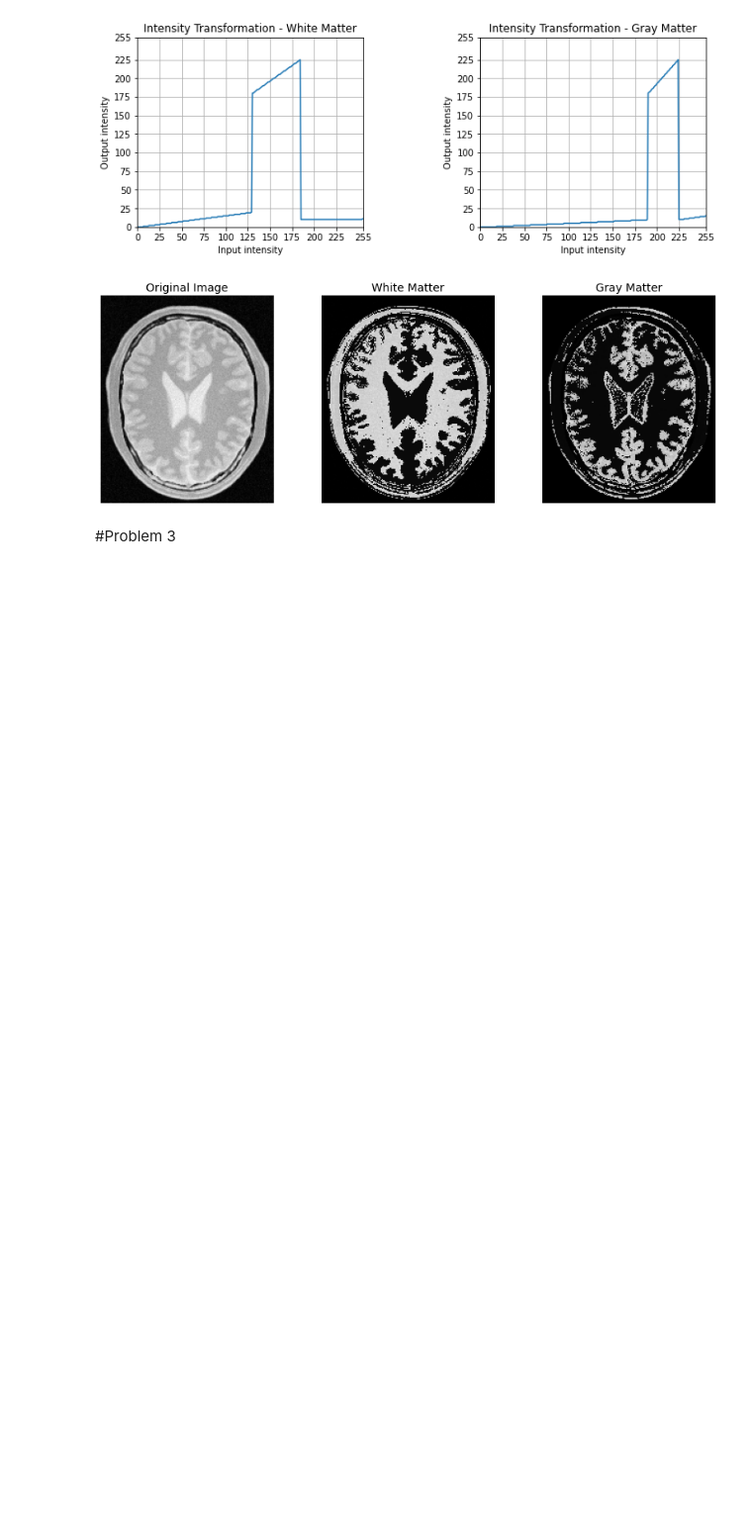
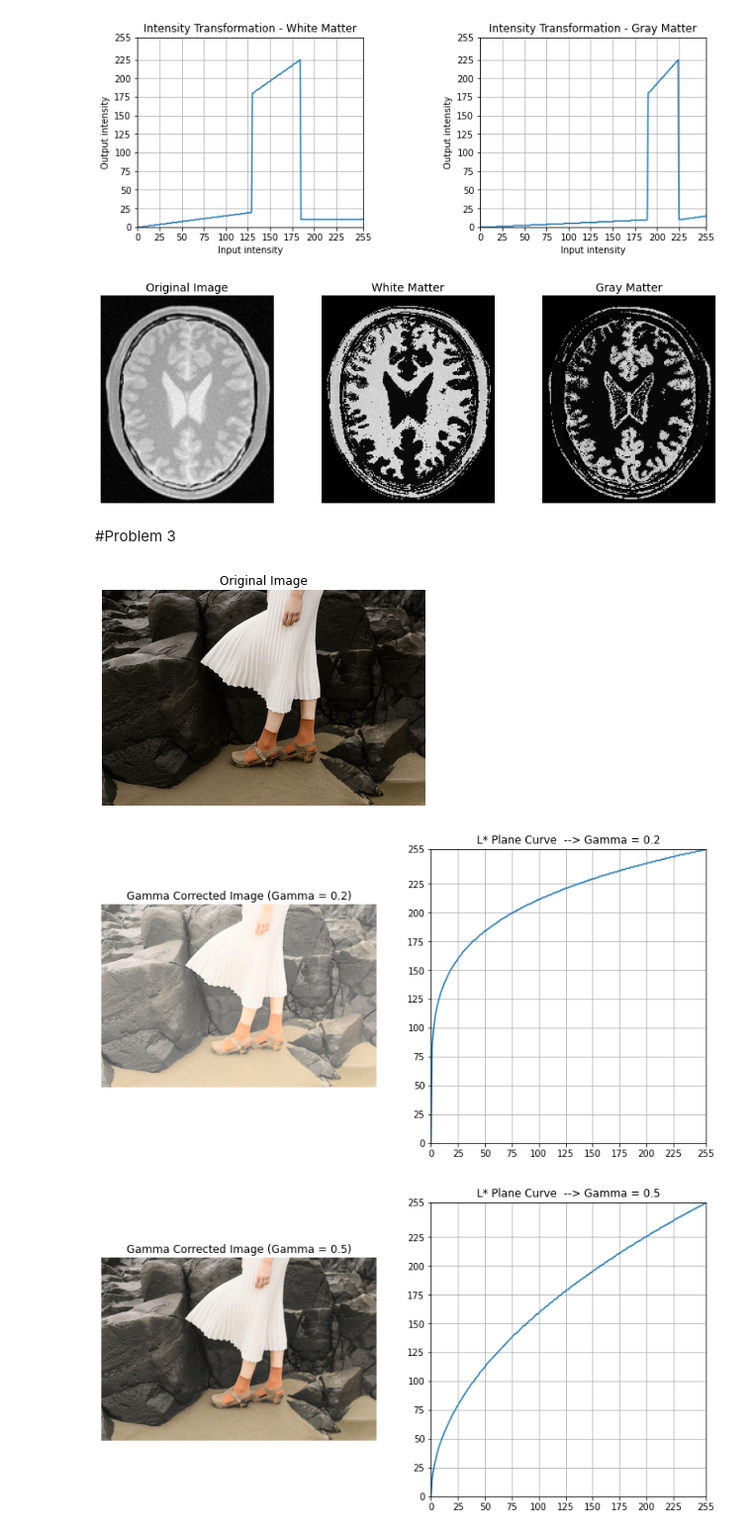
Before and after one commit to HashikaChathubhashaka/Image_Processing_Assignment, a Jupyter notebook: codes.ipynb, the cells around one changed output. Shown at 99% size. Saved outputs shown, nothing was run; the diff lists cells and outputs as text; code cells hidden in the pictures; blank space fills up the shorter version.

```diff
--- a/codes.ipynb
+++ b/codes.ipynb
@@ -144,3 +144,50 @@ ax[2].axis('off')
 [figure]
 # %% [markdown]
 #Problem 3
+# %%
+im = cv.imread("highlights_and_shadows.jpg",cv.IMREAD_COLOR)
+
+#convert the image color to L*a*b color space
+lab = cv.cvtColor(im, cv.COLOR_BGR2LAB)
+
+#ploting the original Image
+fig, ax = plt.subplots()
+ax.imshow(cv.cvtColor(im ,cv.COLOR_BGR2RGB))
+ax.set_title("Original Image")
+ax.axis('off')
+
+L, a, b = cv.split(lab) #split the L,a,b values
+
+gamma = [0.2, 0.5, 1.2, 2.0, 5.0]
+
+
+for g in gamma:
+    #making the look up tables for gamma values
+    lookUpTable = np.array([(p/255)**(g)*255 for p in range(0, 256)]).astype(np.uint8)
+
+    Lgamma = cv.LUT(L, lookUpTable)
+
+    lab_gamma = cv.merge([Lgamma, a, b])
+
+    img = cv.cvtColor(lab_gamma, cv.COLOR_LAB2BGR)
+
+    label = [0, 25, 50, 75, 100, 125, 150, 175, 200, 225, 255]
+
+    fig, ax = plt.subplots(1, 2, figsize = (12, 6))
+    ax[0].imshow(cv.cvtColor(img ,cv.COLOR_BGR2RGB))
+    ax[0].axis('off')
+    ax[0].set_title("Gamma Corrected Image (Gamma = " + str(g)+")")
+
+
+    ax[1].plot(lookUpTable)
+    ax[1].set_title("L* Plane Curve  --> Gamma = " + str(g))
+    ax[1].grid("on")
+    ax[1].set_xlim([0, 255])
+    ax[1].set_ylim([0, 255])
+    ax[1].set_xticks(label)
+    ax[1].set_yticks(label)
+    plt.show()
+# %% [output]
+[figure, added]
+[figure, added]
+[figure, added]
```
Also changed, not shown: parts of 1 cell of this notebook.
